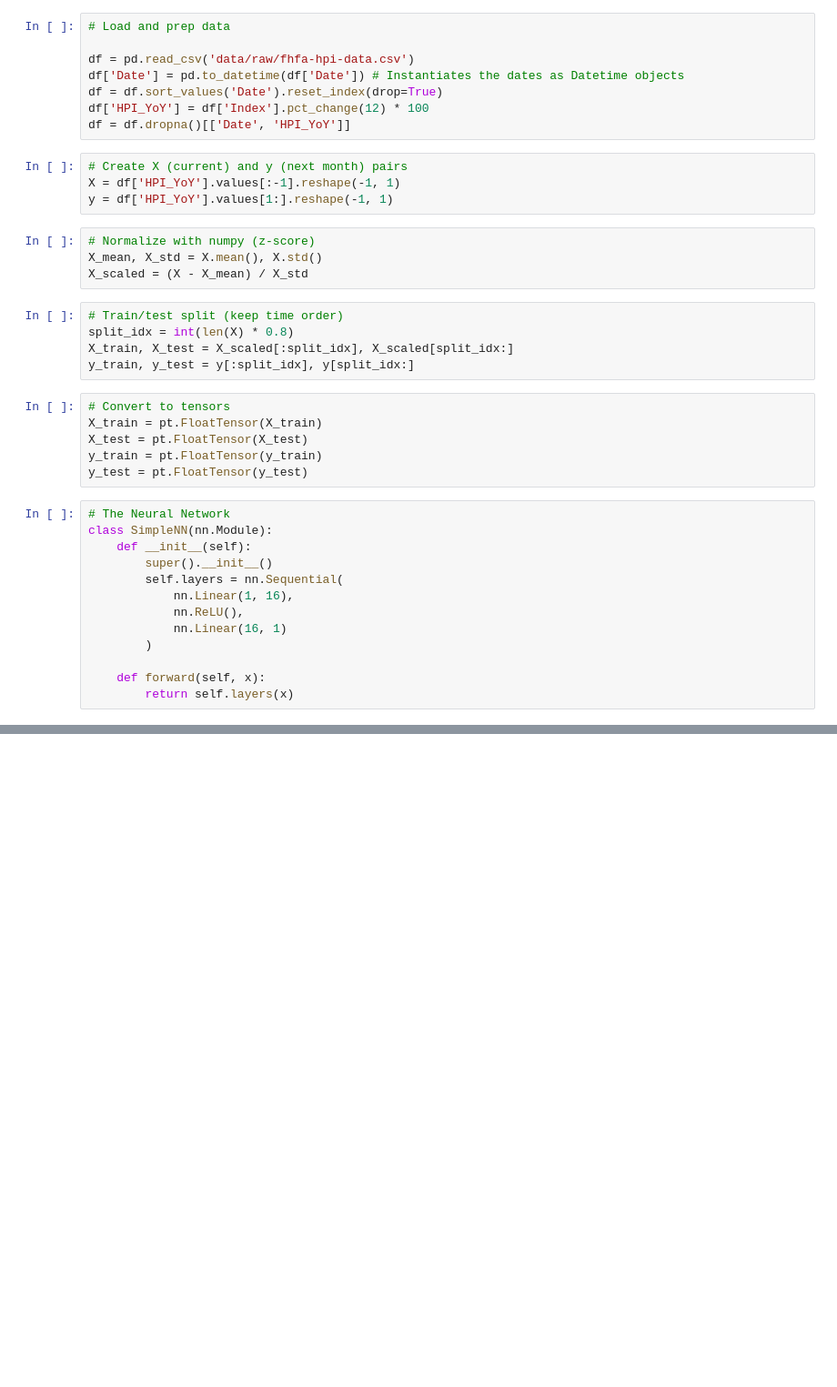
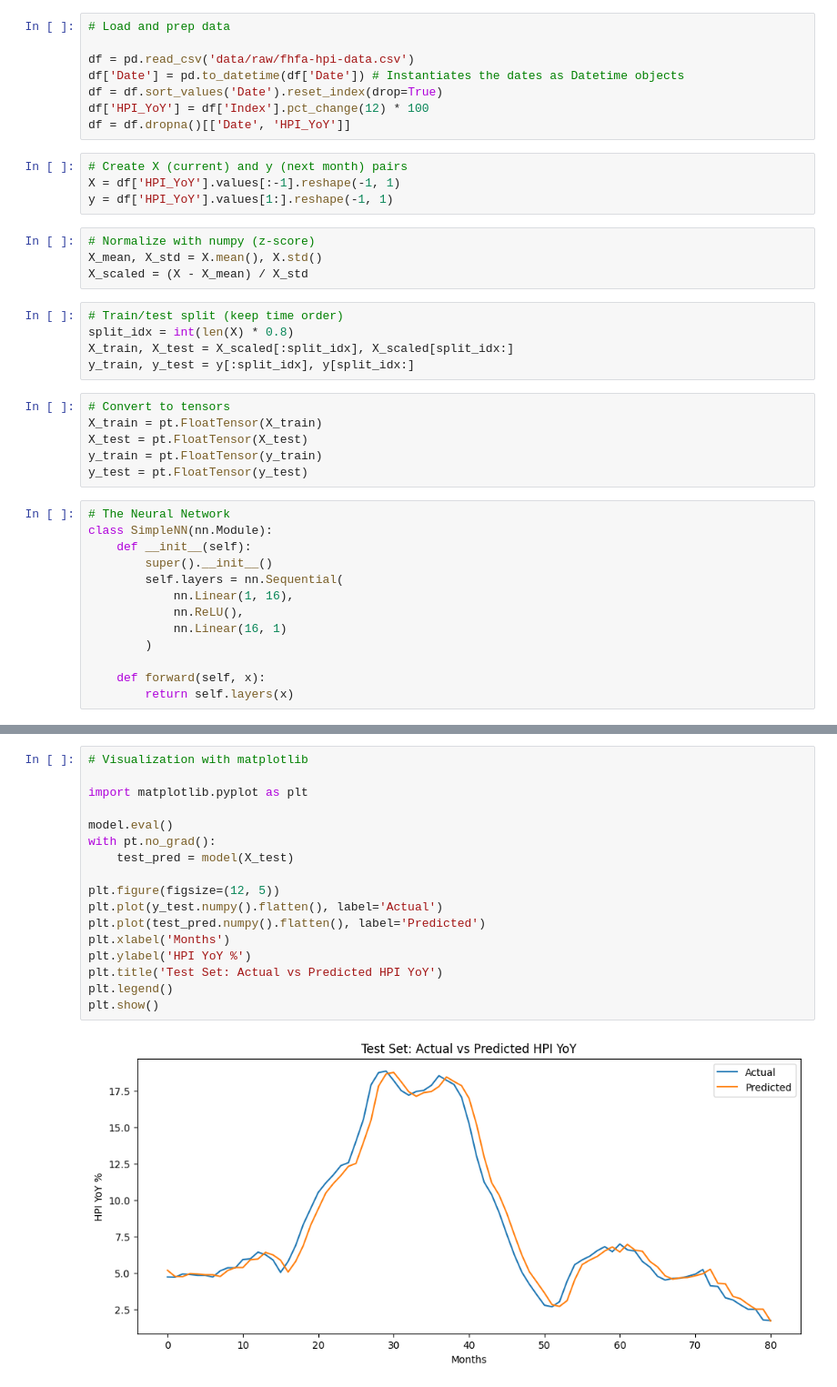
Before and after one commit to chrisb9085/florida-housing-prices, a Jupyter notebook: n_network_data.ipynb, the cells around one changed output, grey strips where cells are left out. Shown at 91% size. Drawn from its saved outputs; the diff is of its cells as text; blank space fills up the shorter version.

Commit message:
Created visualization component using Matplotlib

```diff
--- a/n_network_data.ipynb
+++ b/n_network_data.ipynb
@@ -87,0 +88,19 @@ Test Loss: 0.6489
+# %%
+# Visualization with matplotlib
+
+import matplotlib.pyplot as plt
+
+model.eval()
+with pt.no_grad():
+    test_pred = model(X_test)
+
+plt.figure(figsize=(12, 5))
+plt.plot(y_test.numpy().flatten(), label='Actual')
+plt.plot(test_pred.numpy().flatten(), label='Predicted')
+plt.xlabel('Months')
+plt.ylabel('HPI YoY %')
+plt.title('Test Set: Actual vs Predicted HPI YoY')
+plt.legend()
+plt.show()
+# %% [output]
+[figure, added]
```
Also changed, not shown: parts of 1 cell of this notebook.
